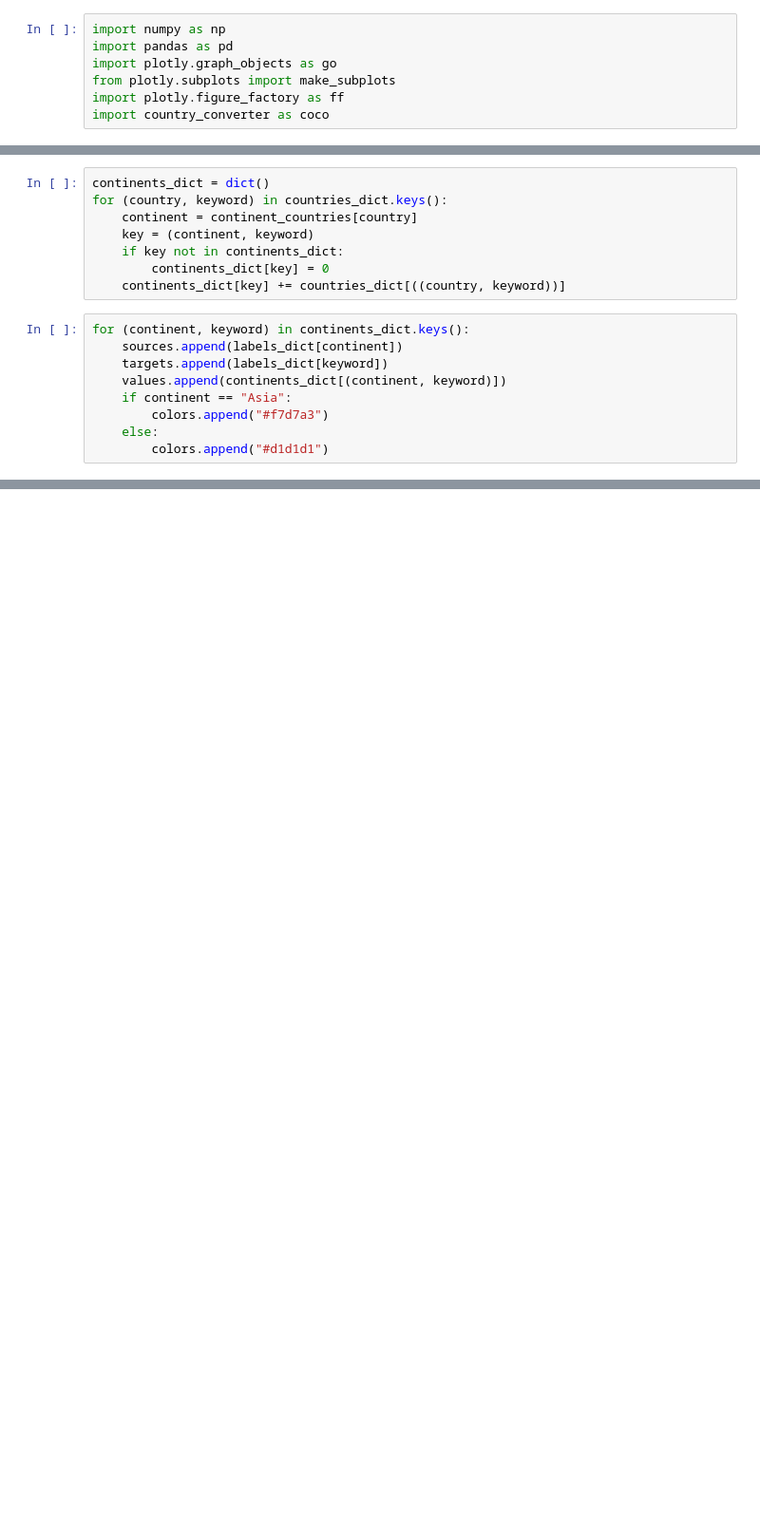
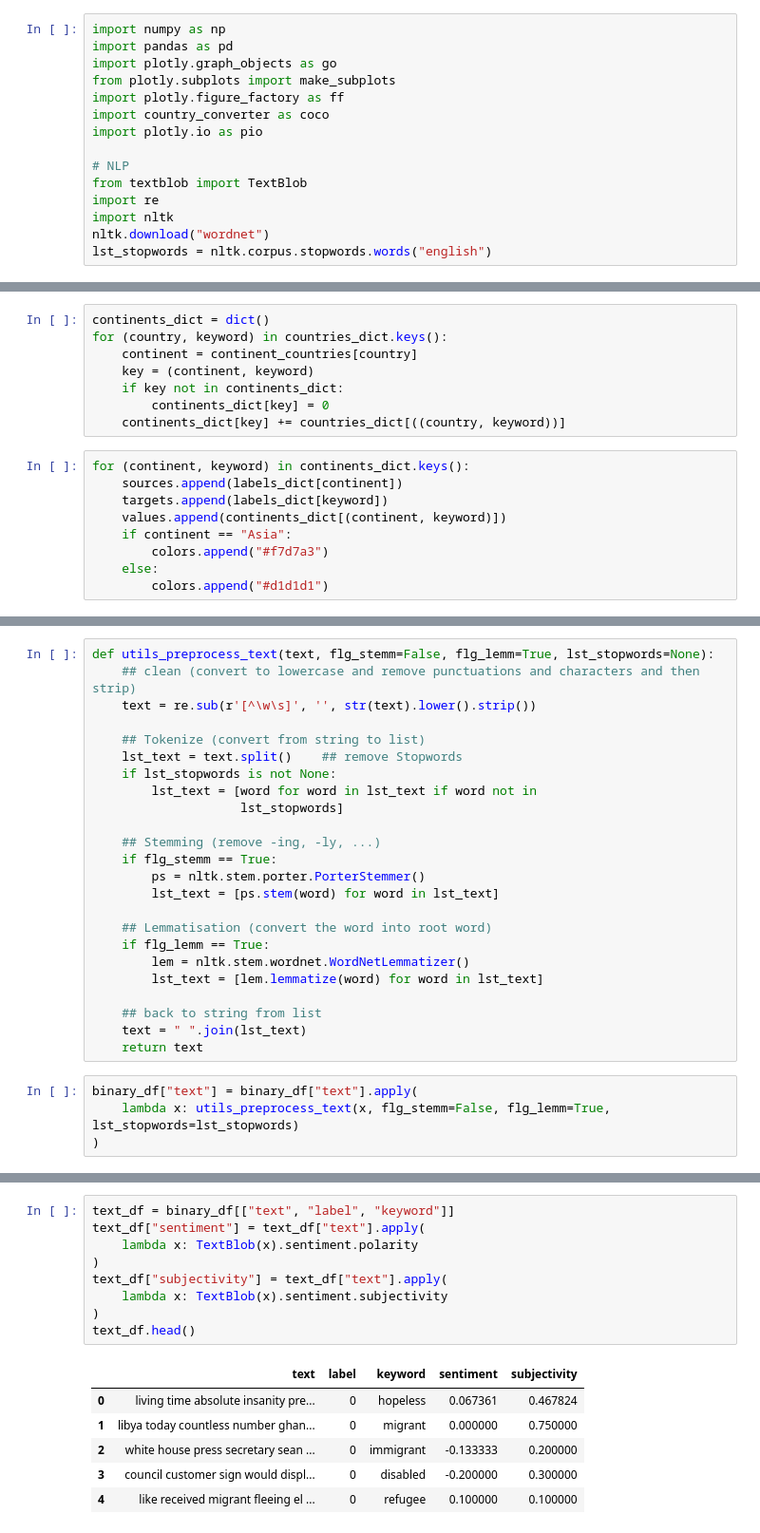
Before and after one commit to nestorivanmo/dontpatronizeme-NLP, a Jupyter notebook: lib/Untitled.ipynb, the cells around one changed output, grey strips where cells are left out. Shown at 95% size. Cells and saved outputs as stored; diff of their text form; blank space fills up the shorter version.

```diff
--- a/lib/Untitled.ipynb
+++ b/lib/Untitled.ipynb
@@ -9,3 +9,11 @@ import plotly.graph_objects as go
 from plotly.subplots import make_subplots
 import plotly.figure_factory as ff
 import country_converter as coco
+import plotly.io as pio
+
+# NLP
+from textblob import TextBlob
+import re
+import nltk
+nltk.download("wordnet")
+lst_stopwords = nltk.corpus.stopwords.words("english")
@@ -231,0 +300,28 @@ fig.show()
+# %%
+def utils_preprocess_text(text, flg_stemm=False, flg_lemm=True, lst_stopwords=None):
+    ## clean (convert to lowercase and remove punctuations and characters and then strip)
+    text = re.sub(r'[^\w\s]', '', str(text).lower().strip())
+
+    ## Tokenize (convert from string to list)
+    lst_text = text.split()    ## remove Stopwords
+    if lst_stopwords is not None:
+        lst_text = [word for word in lst_text if word not in
+                    lst_stopwords]
+
+    ## Stemming (remove -ing, -ly, ...)
+    if flg_stemm == True:
+        ps = nltk.stem.porter.PorterStemmer()
+        lst_text = [ps.stem(word) for word in lst_text]
+
+    ## Lemmatisation (convert the word into root word)
+    if flg_lemm == True:
+        lem = nltk.stem.wordnet.WordNetLemmatizer()
+        lst_text = [lem.lemmatize(word) for word in lst_text]
+
+    ## back to string from list
+    text = " ".join(lst_text)
+    return text
+# %%
+binary_df["text"] = binary_df["text"].apply(
+    lambda x: utils_preprocess_text(x, flg_stemm=False, flg_lemm=True, lst_stopwords=lst_stopwords)
+)
@@ -231,0 +330,16 @@ fig.show()
+# %%
+text_df = binary_df[["text", "label", "keyword"]]
+text_df["sentiment"] = text_df["text"].apply(
+    lambda x: TextBlob(x).sentiment.polarity
+)
+text_df["subjectivity"] = text_df["text"].apply(
+    lambda x: TextBlob(x).sentiment.subjectivity
+)
+text_df.head()
+# %% [output]
+|  | text | label | keyword | sentiment | subjectivity |
+| 0 | living time absolute insanity pre... | 0 | hopeless | 0.067361 | 0.467824 |
+| 1 | libya today countless number ghan... | 0 | migrant | 0.000000 | 0.750000 |
+| 2 | white house press secretary sean ... | 0 | immigrant | -0.133333 | 0.200000 |
+| 3 | council customer sign would displ... | 0 | disabled | -0.200000 | 0.300000 |
+| 4 | like received migrant fleeing el ... | 0 | refugee | 0.100000 | 0.100000 |
```
Also changed, not shown: parts of 13 cells of this notebook, 5 other files.
